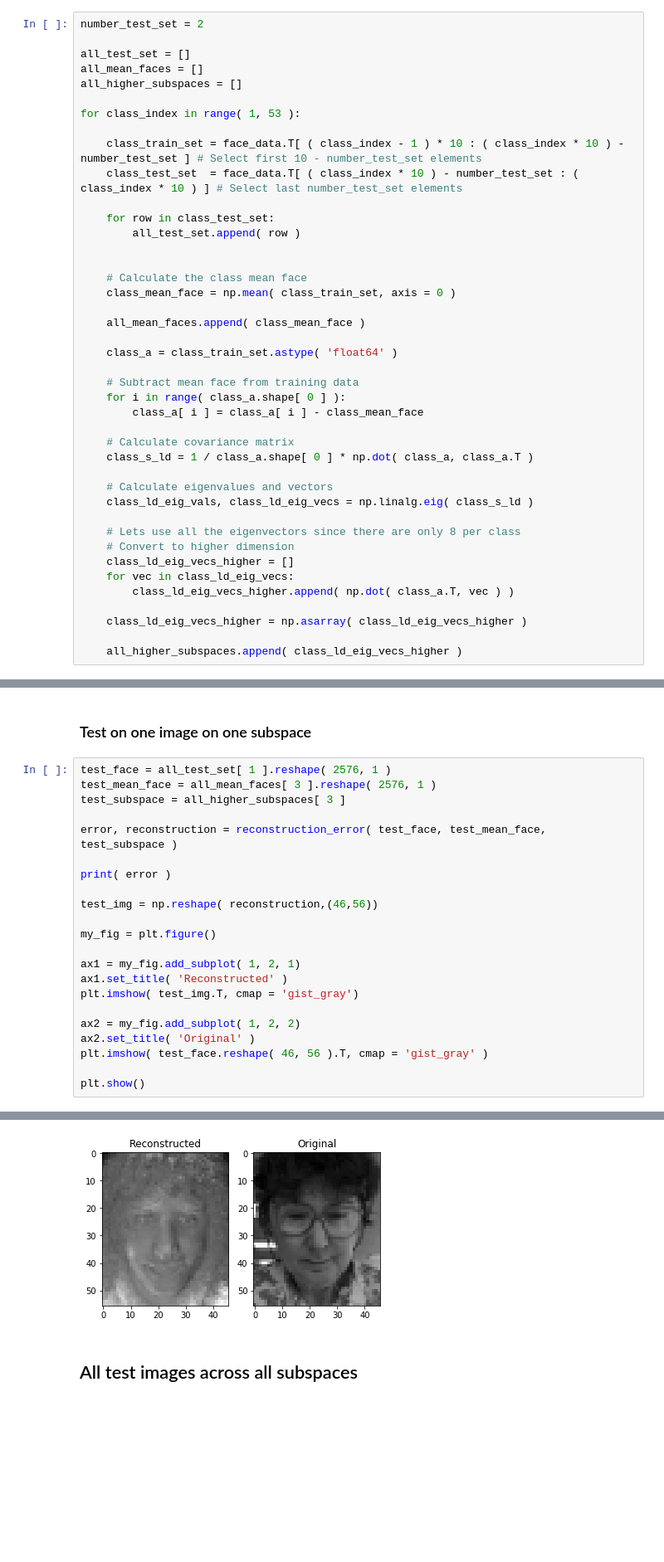
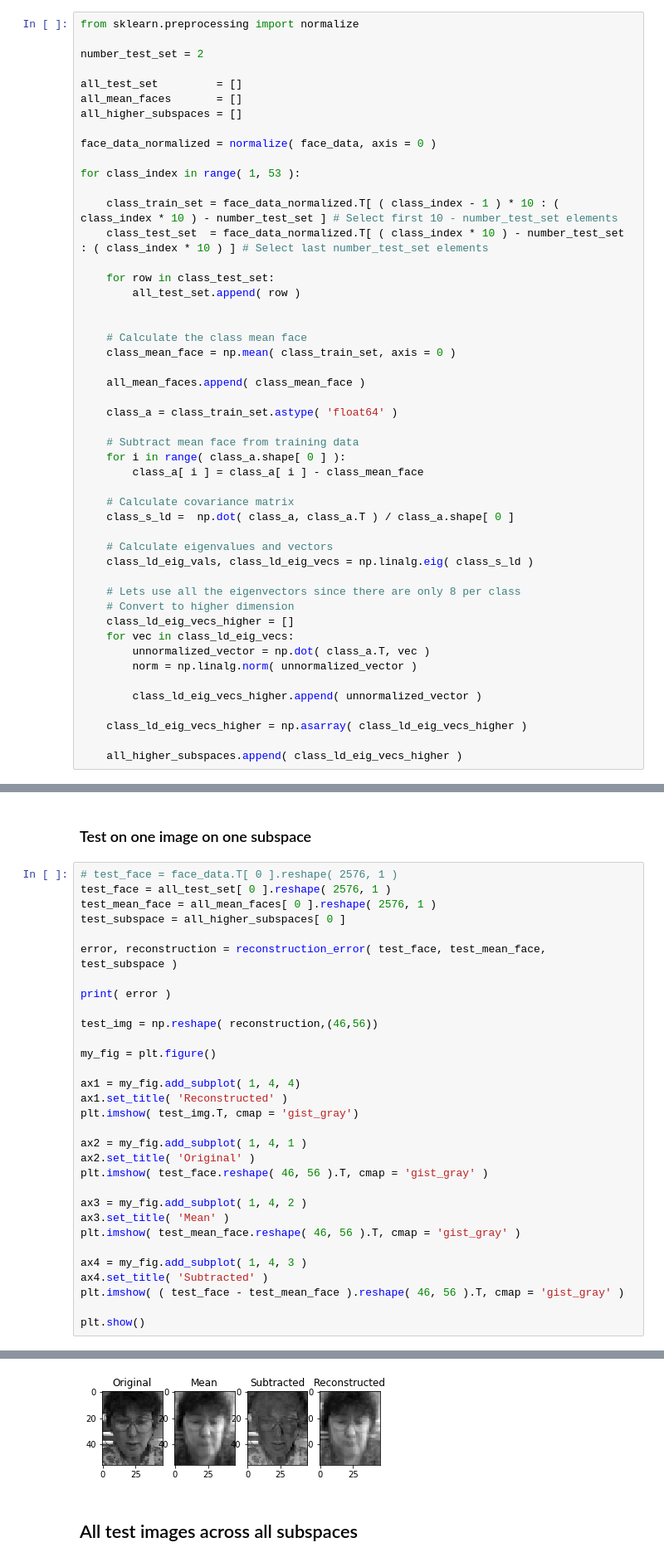
Before and after one commit to zl6114/pattern-recognition-18, a Jupyter notebook: Q1 Final.ipynb, the cells around one changed output, grey strips where cells are left out. Shown: that part at 83% size. Saved outputs shown, nothing was run; the diff lists cells and outputs as text; blank space fills up the shorter version.

Commit message:
[FIN] Q1: Alternate Method Accuracy Fixed Needed to normalize dataset before PCA, since we are comparing across different subspaces

```diff
--- a/Q1 Final.ipynb
+++ b/Q1 Final.ipynb
@@ -279,16 +279,20 @@ ___
 # %% [markdown]
 # Alternative Method
 # %%
+from sklearn.preprocessing import normalize
+
 number_test_set = 2
 
-all_test_set = []
-all_mean_faces = []
+all_test_set         = []
+all_mean_faces       = []
 all_higher_subspaces = []
+
+face_data_normalized = normalize( face_data, axis = 0 )
 
 for class_index in range( 1, 53 ):
 
-    class_train_set = face_data.T[ ( class_index - 1 ) * 10 : ( class_index * 10 ) - number_test_set ] # Select first 10 - number_test_set elements
-    class_test_set  = face_data.T[ ( class_index * 10 ) - number_test_set : ( class_index * 10 ) ] # Select last number_test_set elements
+    class_train_set = face_data_normalized.T[ ( class_index - 1 ) * 10 : ( class_index * 10 ) - number_test_set ] # Select first 10 - number_test_set elements
+    class_test_set  = face_data_normalized.T[ ( class_index * 10 ) - number_test_set : ( class_index * 10 ) ] # Select last number_test_set elements
 
     for row in class_test_set:
         all_test_set.append( row )
@@ -306,7 +310,7 @@ for class_index in range( 1, 53 ):
         class_a[ i ] = class_a[ i ] - class_mean_face
 
     # Calculate covariance matrix
-    class_s_ld = 1 / class_a.shape[ 0 ] * np.dot( class_a, class_a.T )
+    class_s_ld =  np.dot( class_a, class_a.T ) / class_a.shape[ 0 ]
 
     # Calculate eigenvalues and vectors
     class_ld_eig_vals, class_ld_eig_vecs = np.linalg.eig( class_s_ld )
@@ -315,7 +319,10 @@ for class_index in range( 1, 53 ):
     # Convert to higher dimension
     class_ld_eig_vecs_higher = []
     for vec in class_ld_eig_vecs:
-        class_ld_eig_vecs_higher.append( np.dot( class_a.T, vec ) )
+        unnormalized_vector = np.dot( class_a.T, vec )
+        norm = np.linalg.norm( unnormalized_vector )
+
+        class_ld_eig_vecs_higher.append( unnormalized_vector )
 
     class_ld_eig_vecs_higher = np.asarray( class_ld_eig_vecs_higher )
 
@@ -351,9 +362,10 @@ def reconstruction_error( test_face, class_mean_face, class_subspace ):
 # %% [markdown]
 ### Test on one image on one subspace
 # %%
-test_face = all_test_set[ 1 ].reshape( 2576, 1 )
-test_mean_face = all_mean_faces[ 3 ].reshape( 2576, 1 )
-test_subspace = all_higher_subspaces[ 3 ]
+# test_face = face_data.T[ 0 ].reshape( 2576, 1 )
+test_face = all_test_set[ 0 ].reshape( 2576, 1 )
+test_mean_face = all_mean_faces[ 0 ].reshape( 2576, 1 )
+test_subspace = all_higher_subspaces[ 0 ]
 
 error, reconstruction = reconstruction_error( test_face, test_mean_face, test_subspace )
 
@@ -363,13 +375,21 @@ test_img = np.reshape( reconstruction,(46,56))
 
 my_fig = plt.figure()
 
-ax1 = my_fig.add_subplot( 1, 2, 1)
+ax1 = my_fig.add_subplot( 1, 4, 4)
 ax1.set_title( 'Reconstructed' )
 plt.imshow( test_img.T, cmap = 'gist_gray')
 
-ax2 = my_fig.add_subplot( 1, 2, 2)
+ax2 = my_fig.add_subplot( 1, 4, 1 )
 ax2.set_title( 'Original' )
 plt.imshow( test_face.reshape( 46, 56 ).T, cmap = 'gist_gray' )
 
+ax3 = my_fig.add_subplot( 1, 4, 2 )
+ax3.set_title( 'Mean' )
+plt.imshow( test_mean_face.reshape( 46, 56 ).T, cmap = 'gist_gray' )
+
+ax4 = my_fig.add_subplot( 1, 4, 3 )
+ax4.set_title( 'Subtracted' )
+plt.imshow( ( test_face - test_mean_face ).reshape( 46, 56 ).T, cmap = 'gist_gray' )
+
 plt.show()
 # %% [output]
@@ -377,4 +397,4 @@ plt.show()
-[figure, old version]
+[figure, new version]
 # %% [markdown]
 ## All test images across all subspaces
 # %%
```
Also changed, not shown: parts of 9 cells of this notebook.
